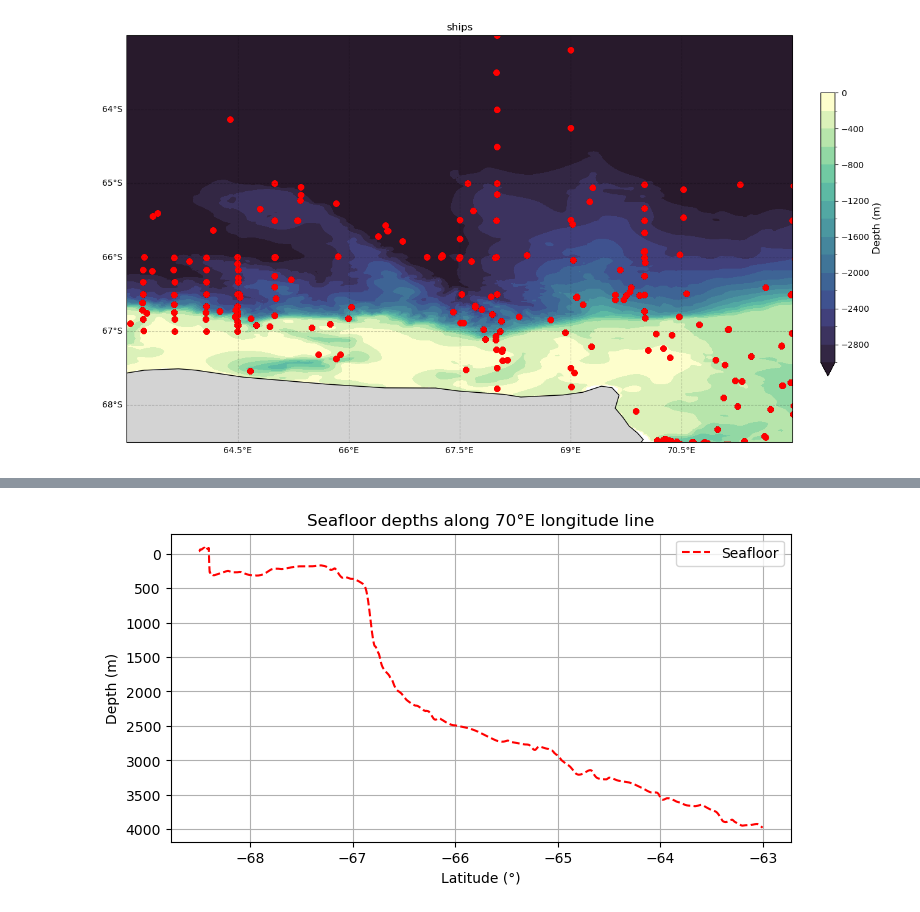
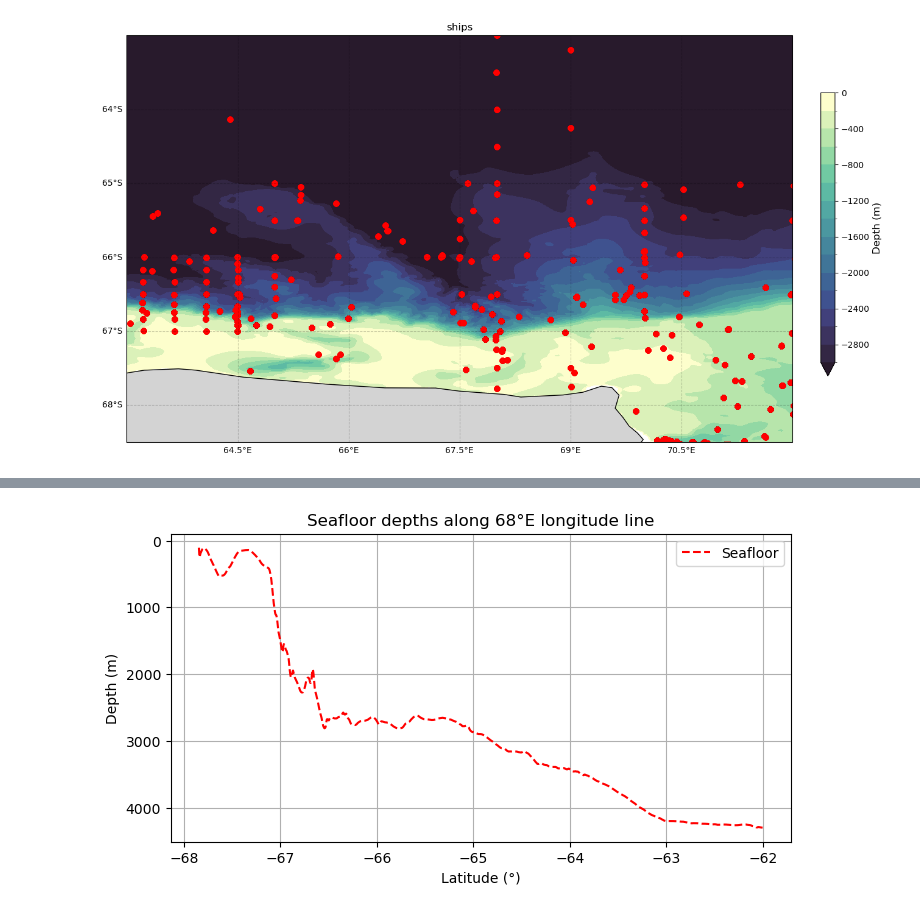
Before and after one commit to SiennaNeve/CDObs, a Jupyter notebook: Notebooks/find_transects.ipynb, the cells around one changed output, grey strips where cells are left out. Saved outputs shown, nothing was run; the diff lists cells and outputs as text; code cells hidden in the pictures.

Commit message:
transects on shelf

```diff
--- a/Notebooks/find_transects.ipynb
+++ b/Notebooks/find_transects.ipynb
@@ -222,0 +240,18 @@ argo_oxygen = oxygen[argo_data]
+# %%
+#IN2021 65E transect
+# name = 'IN2021'
+# folder_path = '../Data/Final/transect_data/IN2021_65E'
+# longitude_line = 65
+# # excluded_folder = 'Transect data\IN2021_transect_65E_files\rest of transect to be edited'
+
+# #AA1992 68E transect
+name = 'AA1992'
+folder_path = '../Data/Final/transect_data/AA1992_68E'
+longitude_line = 68
+# excluded_folder = 'Transect data\AA1992_transect_68E_files\rest of transect to be edited'
+
+# #IN2021 70E transect
+# name = 'IN2021'
+# folder_path = '../Data/Final/transect_data/IN2021_70E'
+# longitude_line = 70
+# excluded_folder = 'Transect data\IN2021_transect_70E_files\rest of transect to be edited'
@@ -237,7 +355,7 @@ cmap_ice = cmocean.cm.ice
 #load bathymetry data
 
 # Open the NetCDF file with xarray
-gebco_full = xr.open_dataset('../Data/Final/bathymetry data/netCDF_CD_bathymetry/GEBCO_30_Apr_2023_950e3c1fe0d8/gebco_2022_n-63.0_s-68.5_w62.5_e72.0.nc', engine='netcdf4')
+gebco_full = xr.open_dataset('../Data/Final/bathymetry_data/gebco_2023_n-62.0_s-69.0_w62.0_e73.0.nc', engine='netcdf4')
 # %%
 #visualise where your data is
 
@@ -487,9 +636,0 @@ plt.show()
-# %%
-# Open the NetCDF file with xarray
-gebco_full = xr.open_dataset('../Data/Final/bathymetry data/netCDF_CD_bathymetry/GEBCO_30_Apr_2023_950e3c1fe0d8/gebco_2022_n-63.0_s-68.5_w62.5_e72.0.nc', engine='netcdf4')
-
-
-# Extract the bathymetry data for the longitude line of 68°E
-# longitude_line = 65
-# longitude_line = 68
-longitude_line = 70
@@ -496,24 +688,32 @@ longitude_line = 70
 # %%
 bathymetry_along_transect = gebco_full.sel(lon=longitude_line, method='nearest')
 
 
 # Extract latitude and depth values
-latitude_values = bathymetry_along_transect['lat'].values
-depth_values = -bathymetry_along_transect['elevation'].values  # Negative values because bathymetry is negative
+sea_floor_latitude = bathymetry_along_transect['lat'].values
+sea_floor_depth = -bathymetry_along_transect['elevation'].values  #negative coz bathymetry
 
+# Create a boolean mask for depths less than 0
+mask = sea_floor_depth > 0
+
+# Apply the mask to both latitude and depth arrays
+sea_floor_latitude = sea_floor_latitude[mask]
+sea_floor_depth = sea_floor_depth[mask]
+
+sea_floor = np.column_stack((sea_floor_latitude, sea_floor_depth))
 
 # Now, you have the latitude and seafloor depth values along the 68°E longitude line.
 
 # Plot the seafloor depths along the 68°E longitude line
 plt.figure(figsize=(8, 4))
-plt.plot(latitude_values, depth_values, color='red', linestyle='--', label='Seafloor')
+plt.plot(sea_floor_latitude, sea_floor_depth, color='red', linestyle='--', label='Seafloor')
 plt.xlabel('Latitude (°)')
 plt.ylabel('Depth (m)')
 plt.title(f'Seafloor depths along {longitude_line}°E longitude line')
 plt.legend()
 plt.grid()
 # Invert the y-axis
 plt.gca().invert_yaxis()
 plt.show()
 # %% [output]
-[figure, old version]
+[figure, new version]
```
Also changed, not shown: parts of 28 cells of this notebook.
